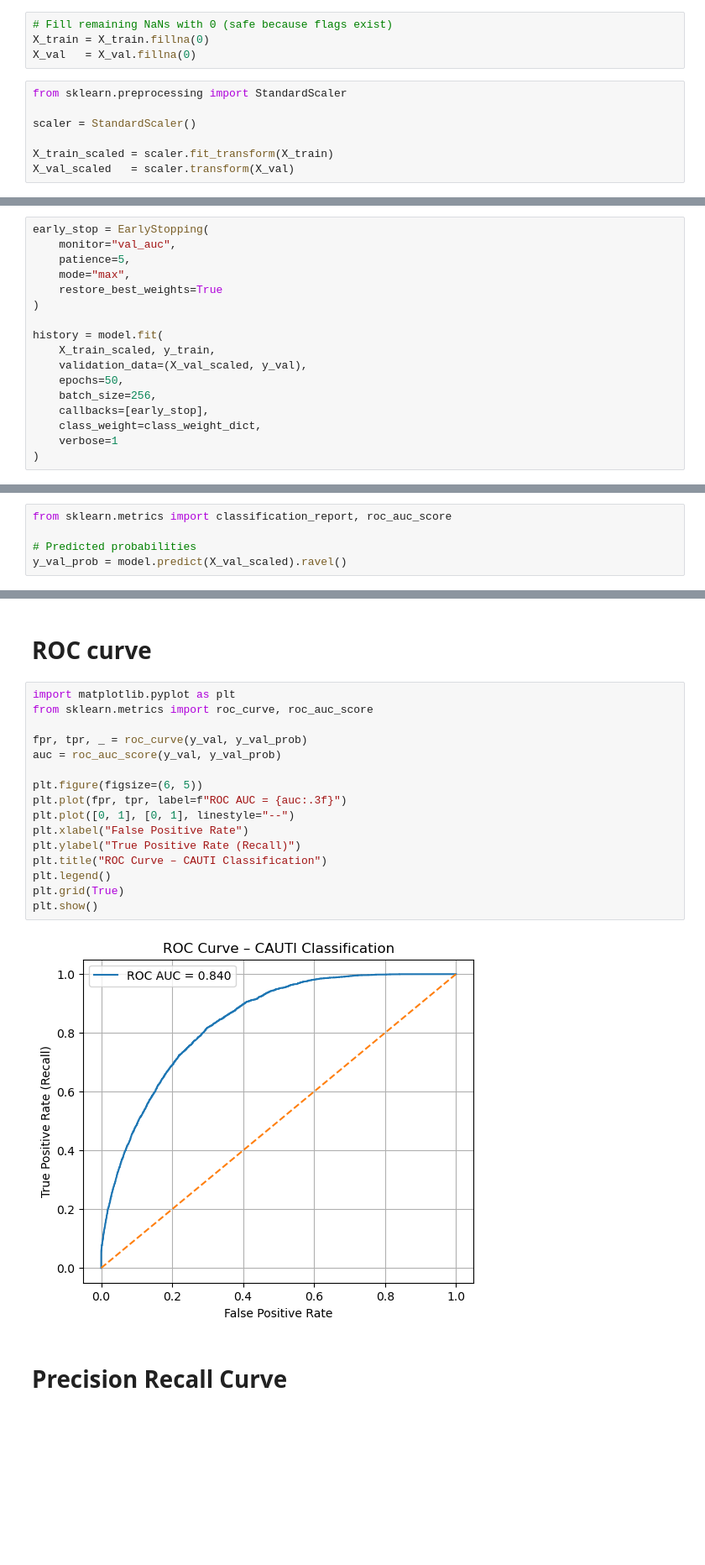
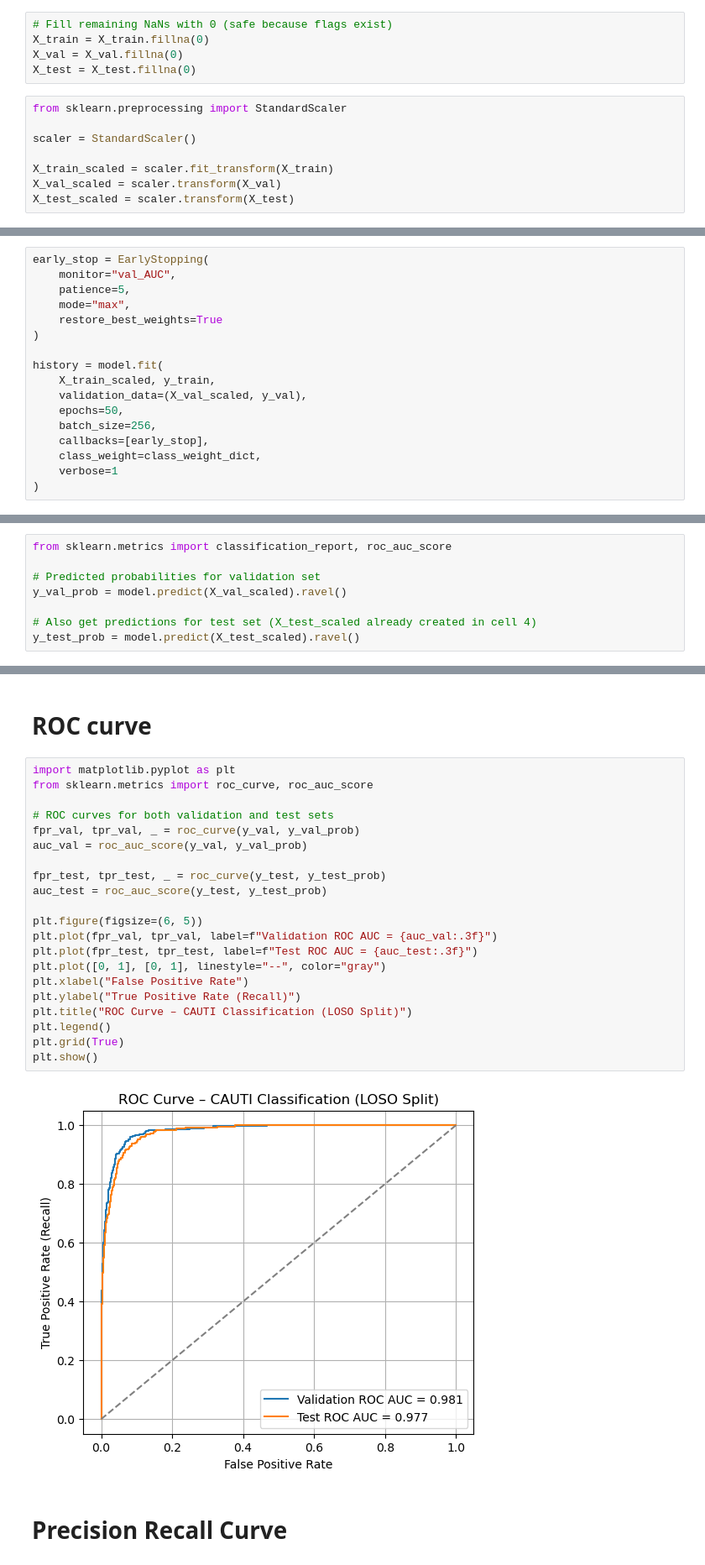
Before and after one commit to Sahil-Atul-Raghuvanshi/cauti_prediction_project, a Jupyter notebook: scripts/models/ANN_LOSO.ipynb, the cells around one changed output, grey strips where cells are left out. Shown at 84% size. Cells and saved outputs as stored; diff of their text form; blank space fills up the shorter version.

```diff
--- a/scripts/models/ANN_LOSO.ipynb
+++ b/scripts/models/ANN_LOSO.ipynb
@@ -70,14 +180,16 @@ X_train, X_val, y_train, y_val = train_test_split(
 # %%
 # Fill remaining NaNs with 0 (safe because flags exist)
 X_train = X_train.fillna(0)
-X_val   = X_val.fillna(0)
+X_val = X_val.fillna(0)
+X_test = X_test.fillna(0)
 # %%
 from sklearn.preprocessing import StandardScaler
 
 scaler = StandardScaler()
 
 X_train_scaled = scaler.fit_transform(X_train)
-X_val_scaled   = scaler.transform(X_val)
+X_val_scaled = scaler.transform(X_val)
+X_test_scaled = scaler.transform(X_test)
 # %%
 import tensorflow as tf
 from tensorflow.keras.models import Sequential
@@ -109,7 +240,7 @@ class_weights = compute_class_weight(
 class_weight_dict = {0: class_weights[0], 1: class_weights[1]}
 # %%
 early_stop = EarlyStopping(
-    monitor="val_auc",
+    monitor="val_AUC",
     patience=5,
     mode="max",
     restore_best_weights=True
@@ -149,6 +299,9 @@ Epoch 50/50
 # %%
 from sklearn.metrics import classification_report, roc_auc_score
 
-# Predicted probabilities
+# Predicted probabilities for validation set
 y_val_prob = model.predict(X_val_scaled).ravel()
+
+# Also get predictions for test set (X_test_scaled already created in cell 4)
+y_test_prob = model.predict(X_test_scaled).ravel()
 # %% [output]
@@ -189,21 +364,26 @@ ROC AUC: 0.8403131538953339
 # %%
 import matplotlib.pyplot as plt
 from sklearn.metrics import roc_curve, roc_auc_score
 
-fpr, tpr, _ = roc_curve(y_val, y_val_prob)
-auc = roc_auc_score(y_val, y_val_prob)
+# ROC curves for both validation and test sets
+fpr_val, tpr_val, _ = roc_curve(y_val, y_val_prob)
+auc_val = roc_auc_score(y_val, y_val_prob)
+
+fpr_test, tpr_test, _ = roc_curve(y_test, y_test_prob)
+auc_test = roc_auc_score(y_test, y_test_prob)
 
 plt.figure(figsize=(6, 5))
-plt.plot(fpr, tpr, label=f"ROC AUC = {auc:.3f}")
-plt.plot([0, 1], [0, 1], linestyle="--")
+plt.plot(fpr_val, tpr_val, label=f"Validation ROC AUC = {auc_val:.3f}")
+plt.plot(fpr_test, tpr_test, label=f"Test ROC AUC = {auc_test:.3f}")
+plt.plot([0, 1], [0, 1], linestyle="--", color="gray")
 plt.xlabel("False Positive Rate")
 plt.ylabel("True Positive Rate (Recall)")
-plt.title("ROC Curve – CAUTI Classification")
+plt.title("ROC Curve – CAUTI Classification (LOSO Split)")
 plt.legend()
 plt.grid(True)
 plt.show()
 # %% [output]
-[figure, old version]
+[figure, new version]
 # %% [markdown]
 # Precision Recall Curve
 # %%
```
Also changed, not shown: parts of 14 cells of this notebook, 17 other files.
